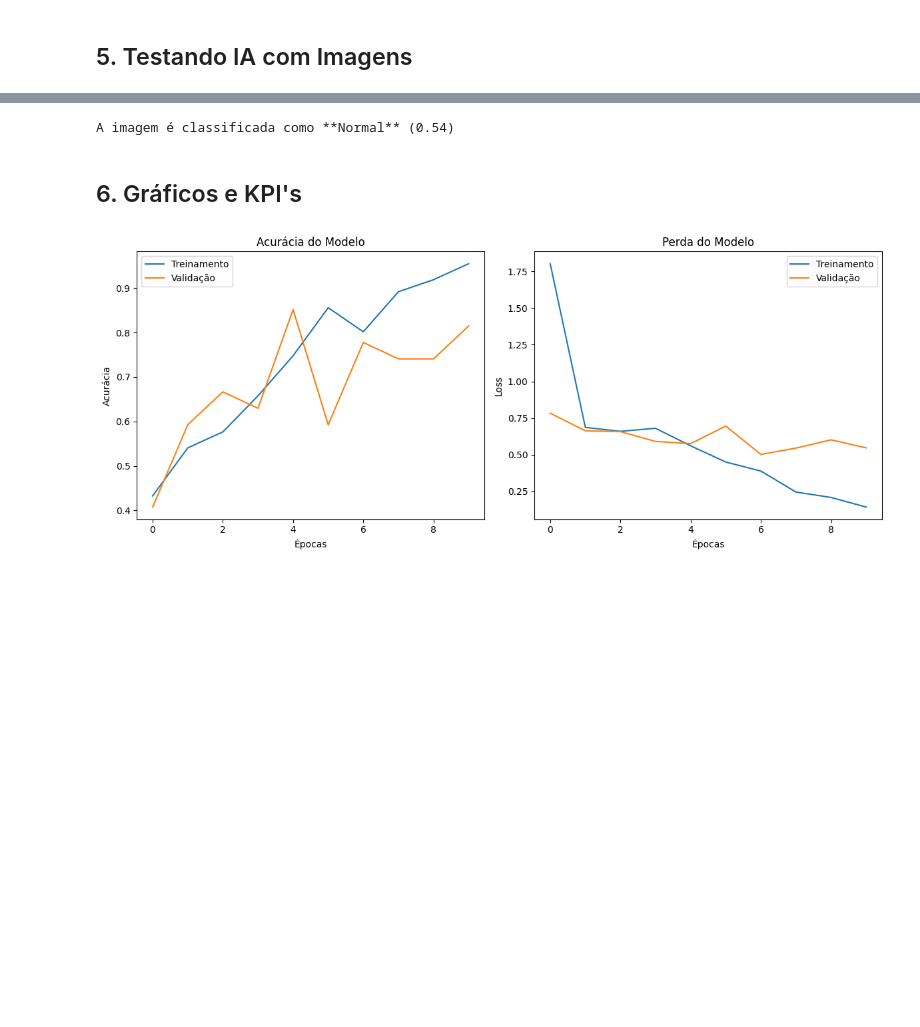
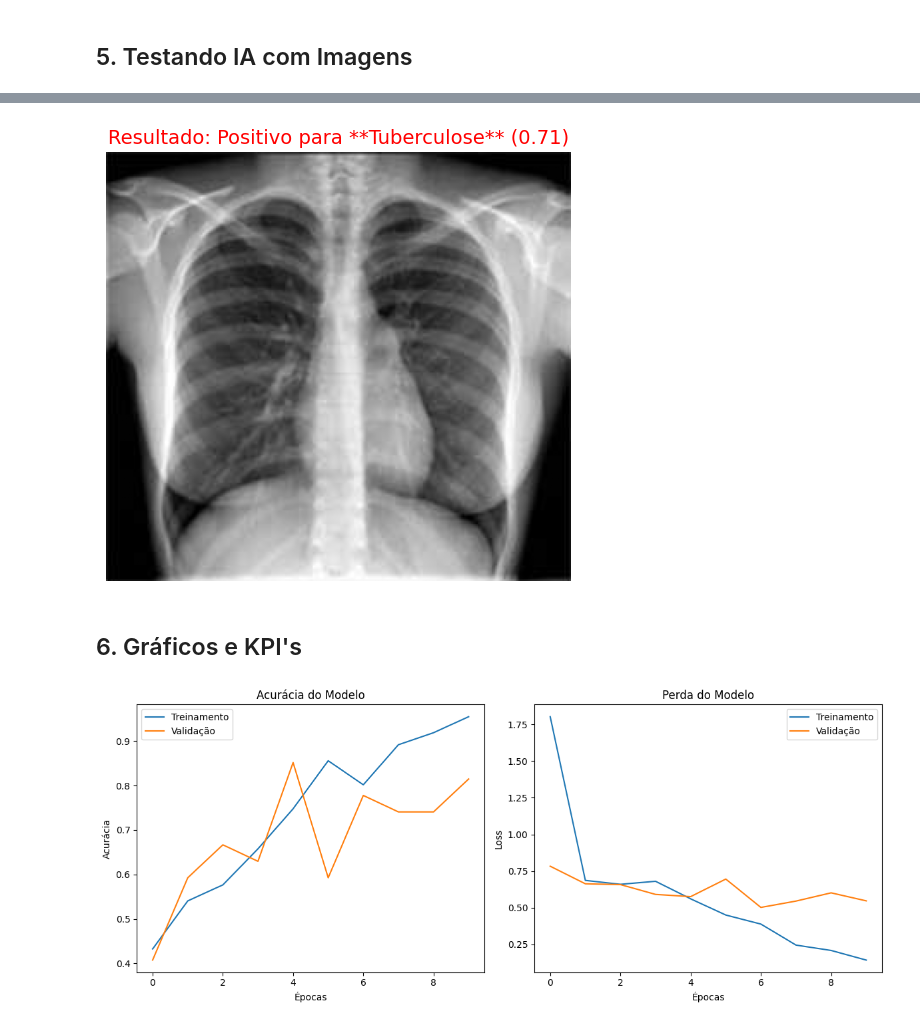
Before and after one commit to mfernandamirabile/IA_tuberculosis_detector, a Jupyter notebook: image_detector.ipynb, the cells around one changed output, grey strips where cells are left out. Saved outputs shown, nothing was run; the diff lists cells and outputs as text; code cells hidden in the pictures; blank space fills up the shorter version.

Commit message:
show results as images

```diff
--- a/image_detector.ipynb
+++ b/image_detector.ipynb
@@ -203,7 +204,7 @@ Epoch 10/10
 # %% [markdown]
 ## 5. Testando IA com Imagens
 # %%
-test_image_path = 'assets/test_image5.png'
+test_image_path = 'assets/test_image4.jpg'
 # %%
 img = keras.utils.load_img(test_image_path, target_size=(225,225))
 
@@ -217,10 +218,19 @@ predictions = model.predict(img_arrary)
-# %%
-if predictions[0] > 0.5:
-    print(f'A imagem é classificada como **Tuberculose** ({predictions[0][0]:.2f})')
-else:
-    print(f'A imagem é classificada como **Normal** ({1 - predictions[0][0]:.2f})')
-# %% [output]
-A imagem é classificada como **Normal** (0.54)
+# %%
+imagem = cv2.imread(test_image_path, cv2.IMREAD_GRAYSCALE)
+
+if predictions[0] > 0.5:
+    prediction = (f'Positivo para **Tuberculose** ({predictions[0][0]:.2f})')
+else:
+    prediction = (f'Negativo para **Tuberculose** ({1 - predictions[0][0]:.2f})')
+
+# Exibe imagem com resultado
+plt.figure(figsize=(6,6))
+plt.imshow(imagem, cmap='gray')
+plt.title(f"Resultado: {prediction}", fontsize=14, color='red' if "Positivo" in prediction else 'green')
+plt.axis('off')
+plt.show()
+# %% [output]
+[figure, added]
 # %% [markdown]
 ## 6. Gráficos e KPI's
 # %%
```
Also changed, not shown: parts of 2 cells of this notebook.
